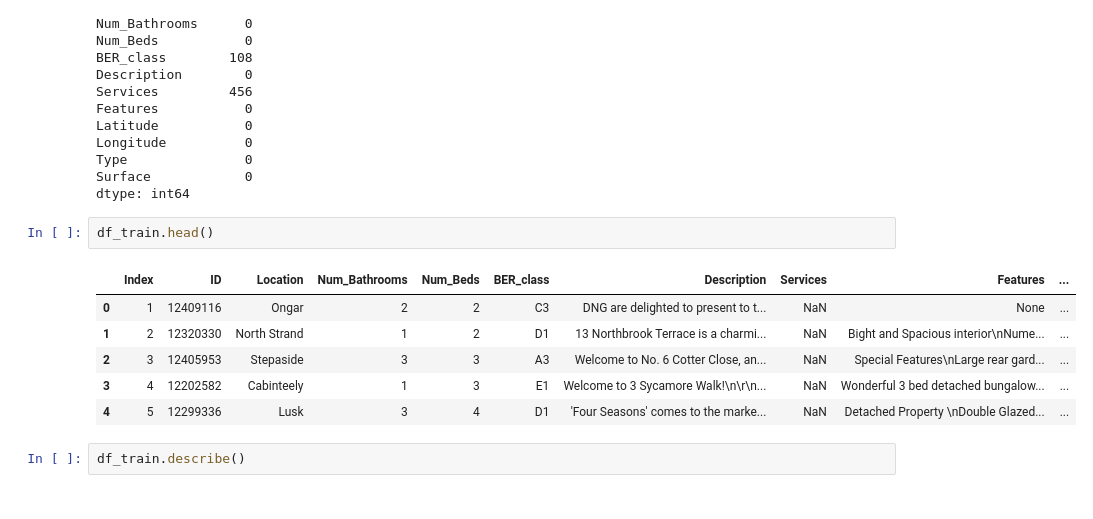
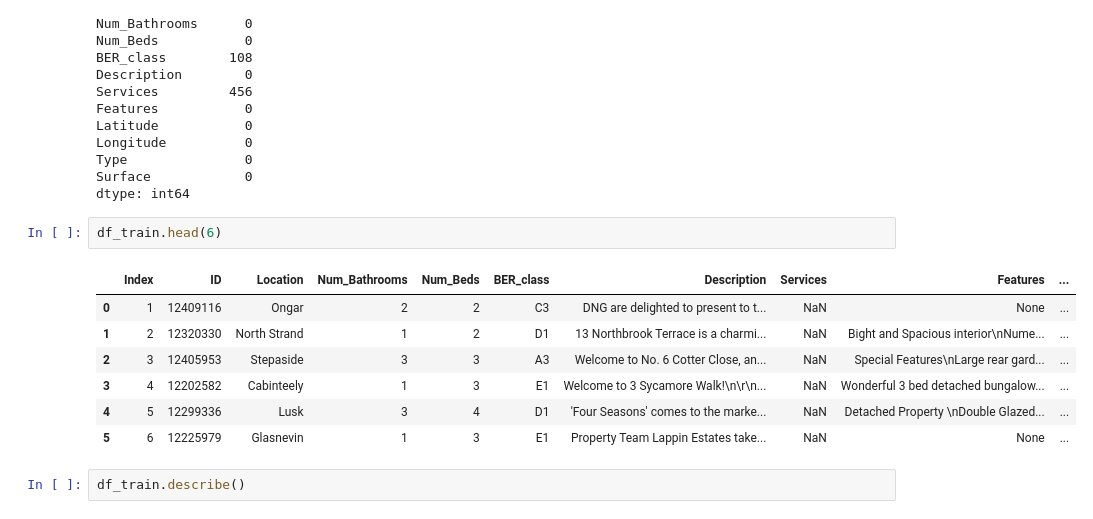
Before and after one commit to barrytl/ET5003_SEM1_2021-2, a Jupyter notebook: Week-5/ET5003_KaggleCompetition.ipynb, the cells around one changed output. Cells and saved outputs as stored; diff of their text form.

```diff
--- a/Week-5/ET5003_KaggleCompetition.ipynb
+++ b/Week-5/ET5003_KaggleCompetition.ipynb
@@ -201,14 +202,15 @@ Type               0
 Surface            0
 dtype: int64
 # %%
-df_train.head()
+df_train.head(6)
 # %% [output]
 |  | Index | ID | Location | Num_Bathrooms | Num_Beds | BER_class | Description | Services | Features | ... |
 | 0 | 1 | 12409116 | Ongar | 2 | 2 | C3 | DNG are delighted to present to t... | NaN | None | ... |
 | 1 | 2 | 12320330 | North Strand | 1 | 2 | D1 | 13 Northbrook Terrace is a charmi... | NaN | Bight and Spacious interior\nNume... | ... |
 | 2 | 3 | 12405953 | Stepaside | 3 | 3 | A3 | Welcome to No. 6 Cotter Close, an... | NaN | Special Features\nLarge rear gard... | ... |
 | 3 | 4 | 12202582 | Cabinteely | 1 | 3 | E1 | Welcome to 3 Sycamore Walk!\n\r\n... | NaN | Wonderful 3 bed detached bungalow... | ... |
 | 4 | 5 | 12299336 | Lusk | 3 | 4 | D1 | 'Four Seasons' comes to the marke... | NaN | Detached Property \nDouble Glazed... | ... |
+| 5 | 6 | 12225979 | Glasnevin | 1 | 3 | E1 | Property Team Lappin Estates take... | NaN | None | ... |
 # %%
 df_train.describe()
 # %% [output]
```
Also changed, not shown: parts of 3 cells of this notebook.
